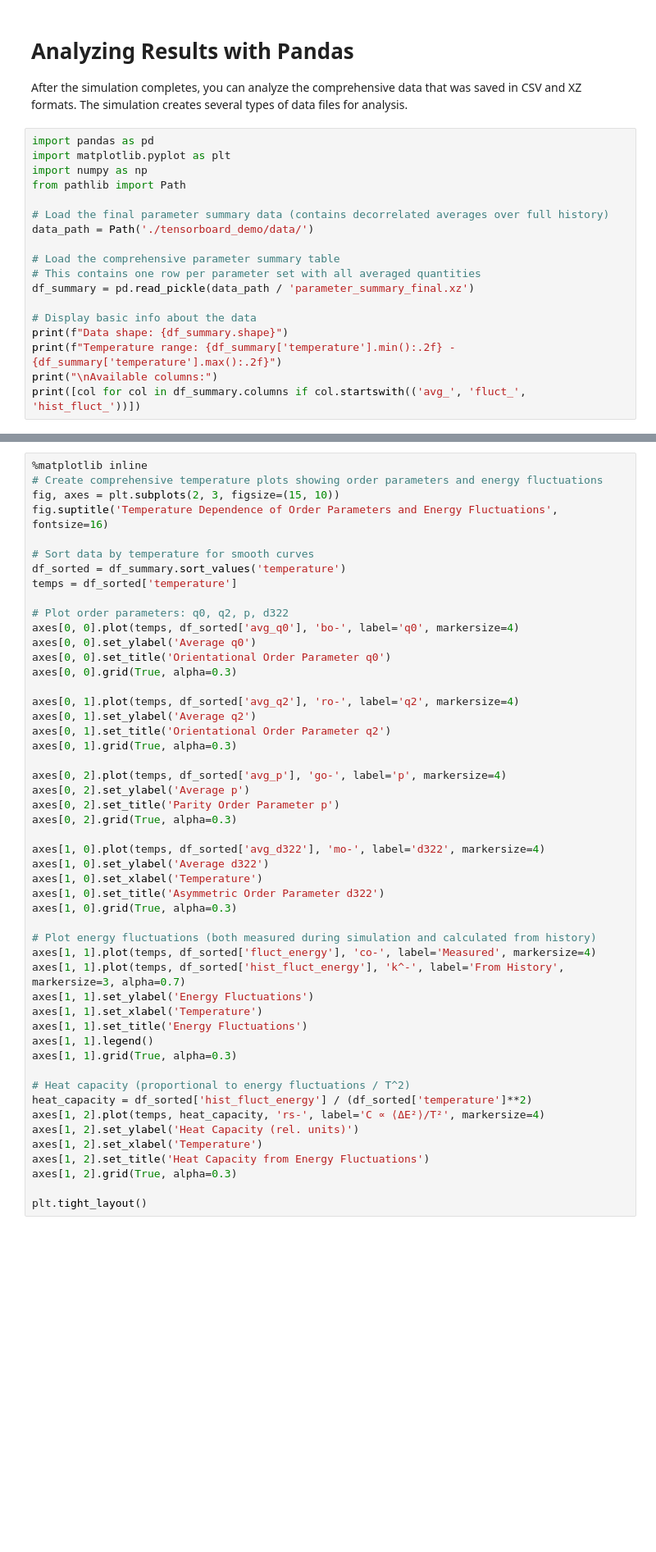
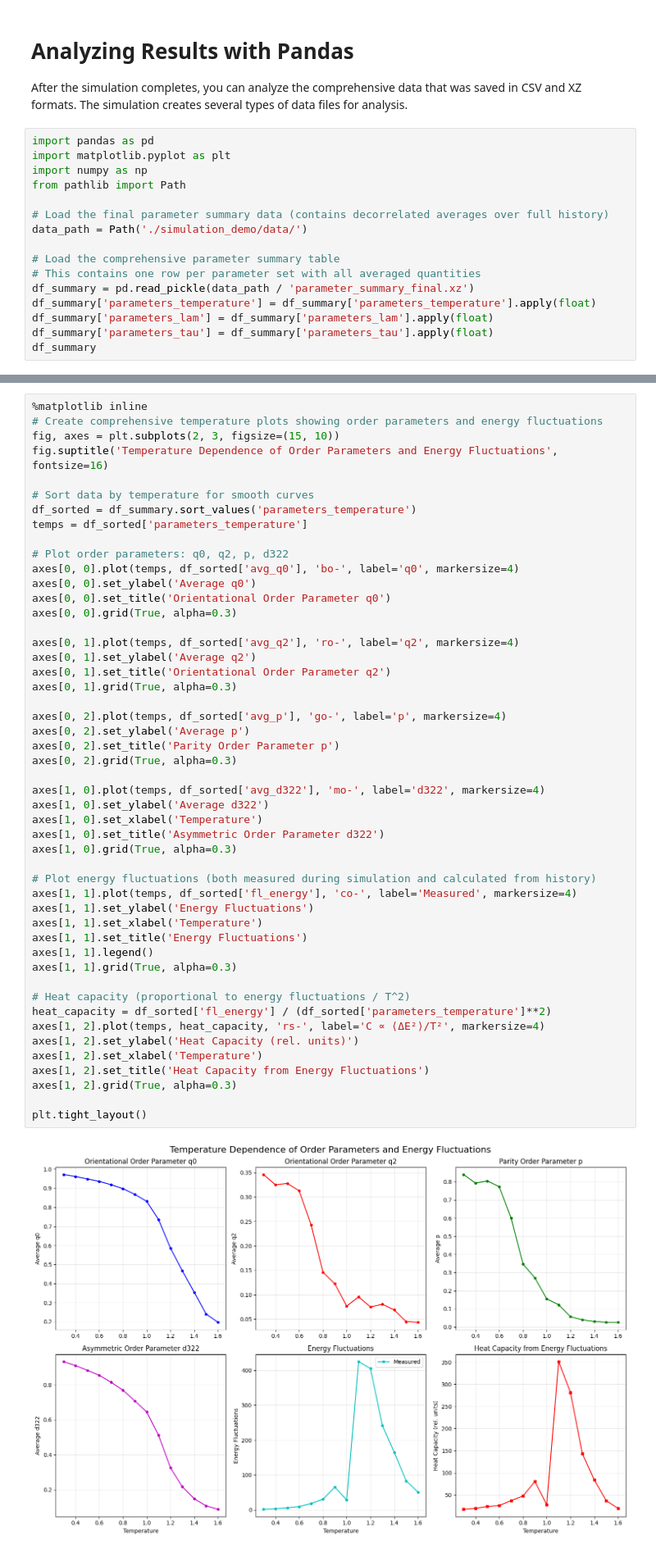
Before and after one commit to lyckantropen/latticemc, a Jupyter notebook: example_tensorboard.ipynb, the cells around one changed output, grey strips where cells are left out. Shown: that part at 82% size. Saved outputs shown, nothing was run; the diff lists cells and outputs as text; blank space fills up the shorter version.

```diff
--- a/example_tensorboard.ipynb
+++ b/example_tensorboard.ipynb
@@ -133,14 +147,12 @@ import numpy as np
 from pathlib import Path
 
 # Load the final parameter summary data (contains decorrelated averages over full history)
-data_path = Path('./tensorboard_demo/data/')
+data_path = Path('./simulation_demo/data/')
 
 # Load the comprehensive parameter summary table
 # This contains one row per parameter set with all averaged quantities
 df_summary = pd.read_pickle(data_path / 'parameter_summary_final.xz')
-
-# Display basic info about the data
-print(f"Data shape: {df_summary.shape}")
-print(f"Temperature range: {df_summary['temperature'].min():.2f} - {df_summary['temperature'].max():.2f}")
-print("\nAvailable columns:")
-print([col for col in df_summary.columns if col.startswith(('avg_', 'fluct_', 'hist_fluct_'))])
+df_summary['parameters_temperature'] = df_summary['parameters_temperature'].apply(float)
+df_summary['parameters_lam'] = df_summary['parameters_lam'].apply(float)
+df_summary['parameters_tau'] = df_summary['parameters_tau'].apply(float)
+df_summary
@@ -151,8 +191,8 @@ fig, axes = plt.subplots(2, 3, figsize=(15, 10))
 fig.suptitle('Temperature Dependence of Order Parameters and Energy Fluctuations', fontsize=16)
 
 # Sort data by temperature for smooth curves
-df_sorted = df_summary.sort_values('temperature')
-temps = df_sorted['temperature']
+df_sorted = df_summary.sort_values('parameters_temperature')
+temps = df_sorted['parameters_temperature']
 
 # Plot order parameters: q0, q2, p, d322
 axes[0, 0].plot(temps, df_sorted['avg_q0'], 'bo-', label='q0', markersize=4)
@@ -164,33 +204,34 @@ axes[0, 1].plot(temps, df_sorted['avg_q2'], 'ro-', label='q2', markersize=4)
 axes[0, 1].set_ylabel('Average q2')
 axes[0, 1].set_title('Orientational Order Parameter q2')
 axes[0, 1].grid(True, alpha=0.3)
 
 axes[0, 2].plot(temps, df_sorted['avg_p'], 'go-', label='p', markersize=4)
 axes[0, 2].set_ylabel('Average p')
 axes[0, 2].set_title('Parity Order Parameter p')
 axes[0, 2].grid(True, alpha=0.3)
 
 axes[1, 0].plot(temps, df_sorted['avg_d322'], 'mo-', label='d322', markersize=4)
 axes[1, 0].set_ylabel('Average d322')
 axes[1, 0].set_xlabel('Temperature')
 axes[1, 0].set_title('Asymmetric Order Parameter d322')
 axes[1, 0].grid(True, alpha=0.3)
 
 # Plot energy fluctuations (both measured during simulation and calculated from history)
-axes[1, 1].plot(temps, df_sorted['fluct_energy'], 'co-', label='Measured', markersize=4)
-axes[1, 1].plot(temps, df_sorted['hist_fluct_energy'], 'k^-', label='From History', markersize=3, alpha=0.7)
+axes[1, 1].plot(temps, df_sorted['fl_energy'], 'co-', label='Measured', markersize=4)
 axes[1, 1].set_ylabel('Energy Fluctuations')
 axes[1, 1].set_xlabel('Temperature')
 axes[1, 1].set_title('Energy Fluctuations')
 axes[1, 1].legend()
 axes[1, 1].grid(True, alpha=0.3)
 
 # Heat capacity (proportional to energy fluctuations / T^2)
-heat_capacity = df_sorted['hist_fluct_energy'] / (df_sorted['temperature']**2)
+heat_capacity = df_sorted['fl_energy'] / (df_sorted['parameters_temperature']**2)
 axes[1, 2].plot(temps, heat_capacity, 'rs-', label='C ∝ ⟨ΔE²⟩/T²', markersize=4)
 axes[1, 2].set_ylabel('Heat Capacity (rel. units)')
 axes[1, 2].set_xlabel('Temperature')
 axes[1, 2].set_title('Heat Capacity from Energy Fluctuations')
 axes[1, 2].grid(True, alpha=0.3)
 
 plt.tight_layout()
+# %% [output]
+[figure, added]
```
Also changed, not shown: parts of 14 cells of this notebook, 18 other files.
